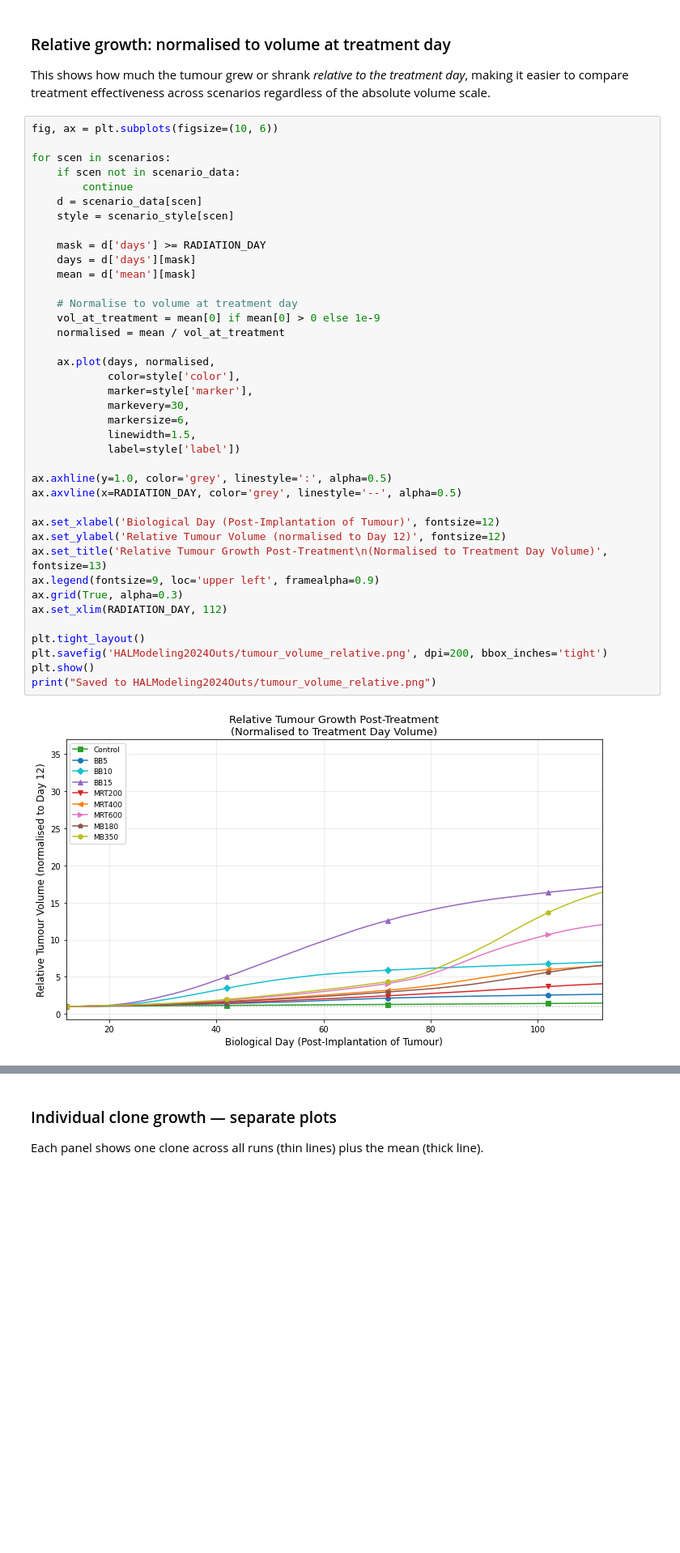
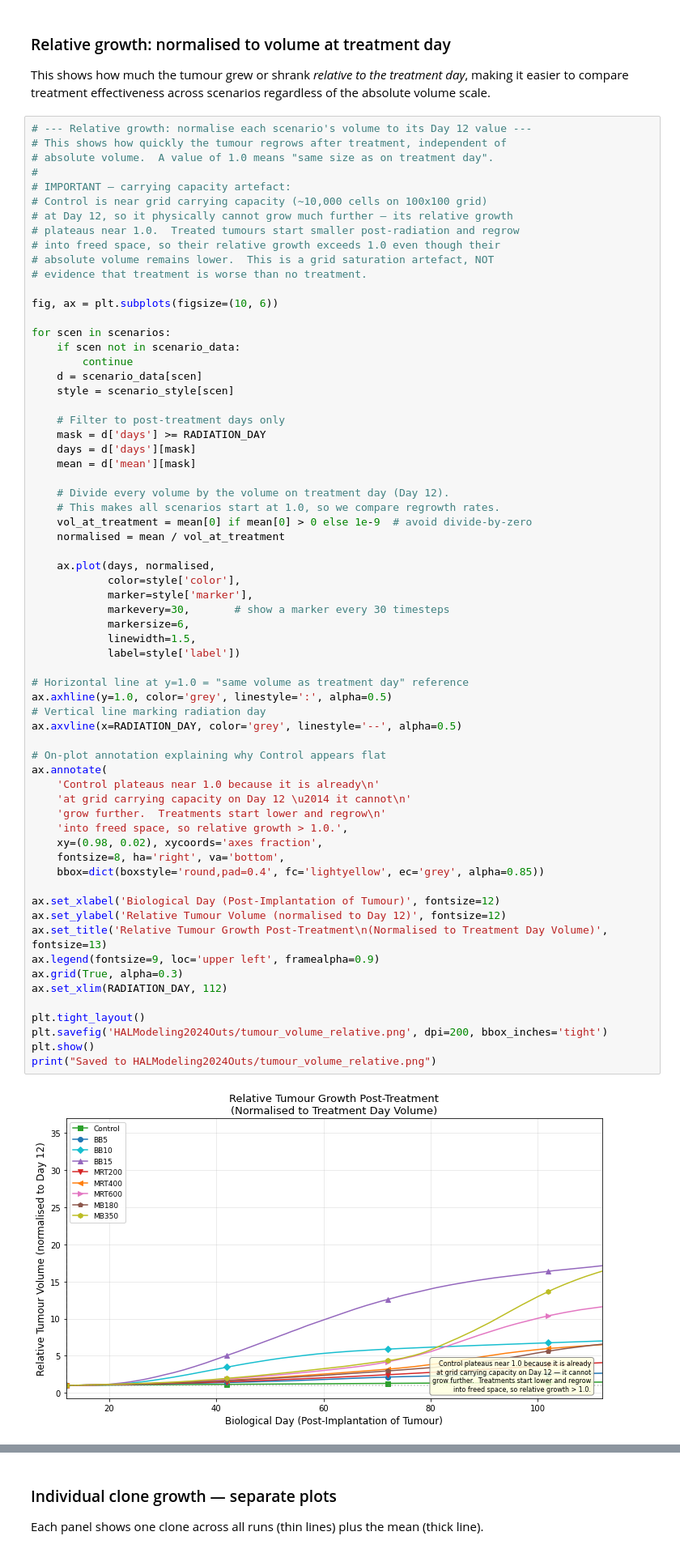
Before and after one commit to NafisaMaliat/GBM_Radiotherapy_ABM, a Jupyter notebook: GBM_SimulationResults.ipynb, the cells around one changed output, grey strips where cells are left out. Shown at 81% size. Saved outputs shown, nothing was run; the diff lists cells and outputs as text; blank space fills up the shorter version.

```diff
--- a/GBM_SimulationResults.ipynb
+++ b/GBM_SimulationResults.ipynb
@@ -475,6 +531,18 @@ This shows how much the tumour grew or shrank *relative to the treatment day*,
 making it easier to compare treatment effectiveness across scenarios regardless
 of the absolute volume scale.
 # %%
+# --- Relative growth: normalise each scenario's volume to its Day 12 value ---
+# This shows how quickly the tumour regrows after treatment, independent of
+# absolute volume.  A value of 1.0 means "same size as on treatment day".
+#
+# IMPORTANT — carrying capacity artefact:
+# Control is near grid carrying capacity (~10,000 cells on 100x100 grid)
+# at Day 12, so it physically cannot grow much further — its relative growth
+# plateaus near 1.0.  Treated tumours start smaller post-radiation and regrow
+# into freed space, so their relative growth exceeds 1.0 even though their
+# absolute volume remains lower.  This is a grid saturation artefact, NOT
+# evidence that treatment is worse than no treatment.
+
 fig, ax = plt.subplots(figsize=(10, 6))
 
 for scen in scenarios:
@@ -483,38 +551,52 @@ for scen in scenarios:
     d = scenario_data[scen]
     style = scenario_style[scen]
 
+    # Filter to post-treatment days only
     mask = d['days'] >= RADIATION_DAY
     days = d['days'][mask]
     mean = d['mean'][mask]
 
-    # Normalise to volume at treatment day
-    vol_at_treatment = mean[0] if mean[0] > 0 else 1e-9
+    # Divide every volume by the volume on treatment day (Day 12).
+    # This makes all scenarios start at 1.0, so we compare regrowth rates.
+    vol_at_treatment = mean[0] if mean[0] > 0 else 1e-9  # avoid divide-by-zero
     normalised = mean / vol_at_treatment
 
     ax.plot(days, normalised,
             color=style['color'],
             marker=style['marker'],
-            markevery=30,
+            markevery=30,       # show a marker every 30 timesteps
             markersize=6,
             linewidth=1.5,
             label=style['label'])
 
+# Horizontal line at y=1.0 = "same volume as treatment day" reference
 ax.axhline(y=1.0, color='grey', linestyle=':', alpha=0.5)
+# Vertical line marking radiation day
 ax.axvline(x=RADIATION_DAY, color='grey', linestyle='--', alpha=0.5)
+
+# On-plot annotation explaining why Control appears flat
+ax.annotate(
+    'Control plateaus near 1.0 because it is already\n'
+    'at grid carrying capacity on Day 12 \u2014 it cannot\n'
+    'grow further.  Treatments start lower and regrow\n'
+    'into freed space, so relative growth > 1.0.',
+    xy=(0.98, 0.02), xycoords='axes fraction',
+    fontsize=8, ha='right', va='bottom',
+    bbox=dict(boxstyle='round,pad=0.4', fc='lightyellow', ec='grey', alpha=0.85))
 
 ax.set_xlabel('Biological Day (Post-Implantation of Tumour)', fontsize=12)
 ax.set_ylabel('Relative Tumour Volume (normalised to Day 12)', fontsize=12)
 ax.set_title('Relative Tumour Growth Post-Treatment\n(Normalised to Treatment Day Volume)', fontsize=13)
 ax.legend(fontsize=9, loc='upper left', framealpha=0.9)
 ax.grid(True, alpha=0.3)
 ax.set_xlim(RADIATION_DAY, 112)
 
 plt.tight_layout()
 plt.savefig('HALModeling2024Outs/tumour_volume_relative.png', dpi=200, bbox_inches='tight')
 plt.show()
 print("Saved to HALModeling2024Outs/tumour_volume_relative.png")
 # %% [output]
-[figure, old version]
+[figure, new version]
 Saved to HALModeling2024Outs/tumour_volume_relative.png
 # %% [markdown]
 ---
```
Also changed, not shown: parts of 29 cells of this notebook, 21 other files.
